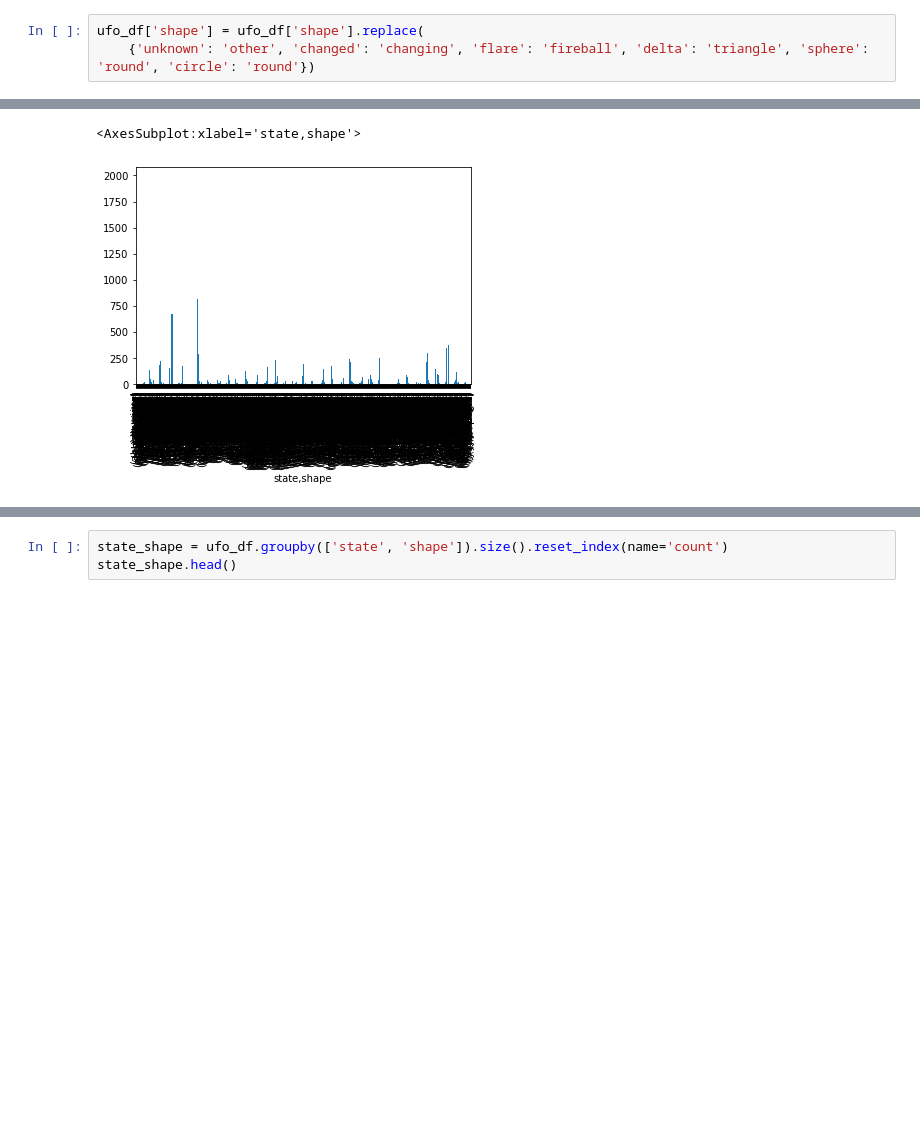
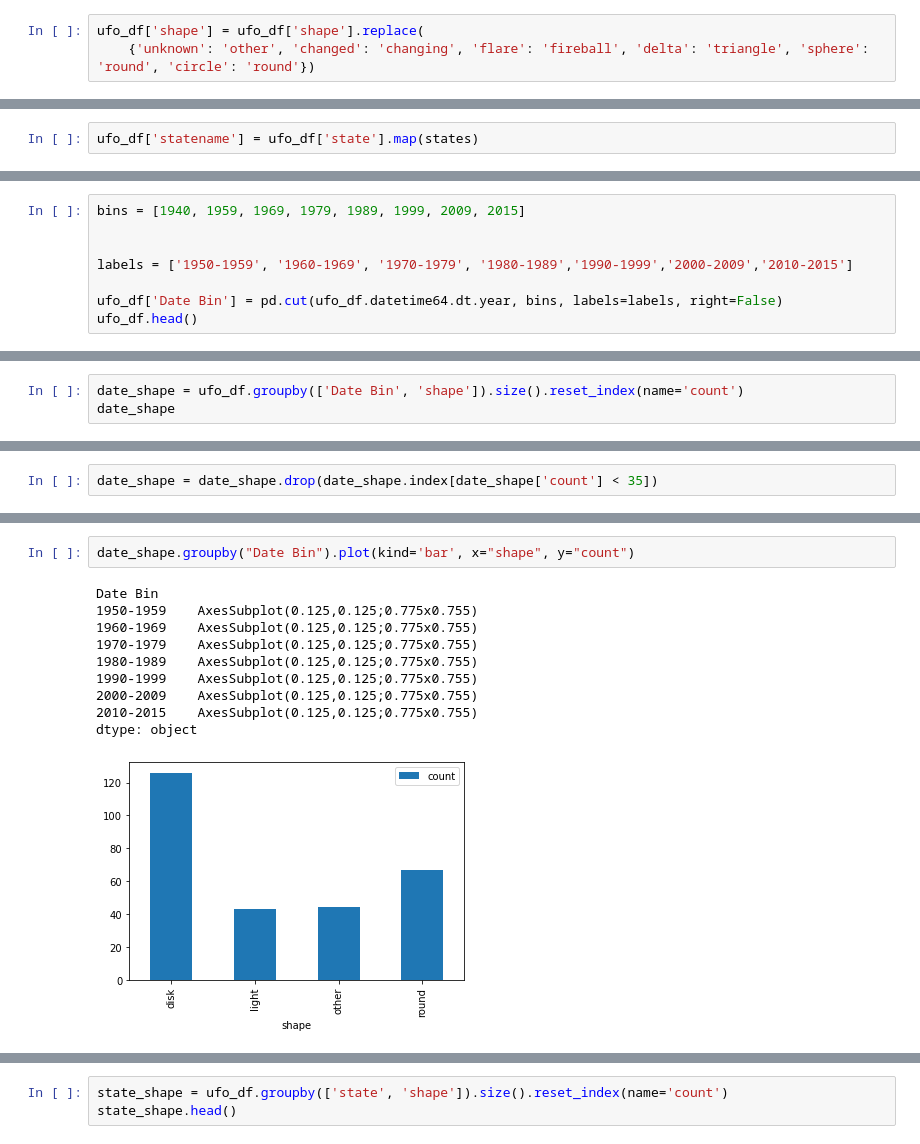
Before and after one commit to pha-drus/Project-1, a Jupyter notebook: UFO_rick.ipynb, the cells around one changed output, grey strips where cells are left out. Drawn from its saved outputs; the diff is of its cells as text; blank space fills up the shorter version.

```diff
--- a/UFO_rick.ipynb
+++ b/UFO_rick.ipynb
@@ -137,0 +186,2 @@ Name: shape, dtype: int64
+# %%
+ufo_df['statename'] = ufo_df['state'].map(states)
@@ -164,0 +267,8 @@ Name: shape, Length: 67, dtype: object
+# %%
+bins = [1940, 1959, 1969, 1979, 1989, 1999, 2009, 2015]
+
+
+labels = ['1950-1959', '1960-1969', '1970-1979', '1980-1989','1990-1999','2000-2009','2010-2015']
+
+ufo_df['Date Bin'] = pd.cut(ufo_df.datetime64.dt.year, bins, labels=labels, right=False)
+ufo_df.head()
@@ -164,0 +299,3 @@ Name: shape, Length: 67, dtype: object
+# %%
+date_shape = ufo_df.groupby(['Date Bin', 'shape']).size().reset_index(name='count')
+date_shape
@@ -164,0 +421,2 @@ Name: shape, Length: 67, dtype: object
+# %%
+date_shape = date_shape.drop(date_shape.index[date_shape['count'] < 35])
@@ -165,4 +439,13 @@ Name: shape, Length: 67, dtype: object
 # %%
+date_shape.groupby("Date Bin").plot(kind='bar', x="shape", y="count")
 # %% [output]
-<AxesSubplot:xlabel='state,shape'>
+Date Bin
+1950-1959    AxesSubplot(0.125,0.125;0.775x0.755)
+1960-1969    AxesSubplot(0.125,0.125;0.775x0.755)
+1970-1979    AxesSubplot(0.125,0.125;0.775x0.755)
+1980-1989    AxesSubplot(0.125,0.125;0.775x0.755)
+1990-1999    AxesSubplot(0.125,0.125;0.775x0.755)
+2000-2009    AxesSubplot(0.125,0.125;0.775x0.755)
+2010-2015    AxesSubplot(0.125,0.125;0.775x0.755)
+dtype: object
-[figure, old version]
+[figure, new version]
```
Also changed, not shown: parts of 48 cells of this notebook, 2 other files.
